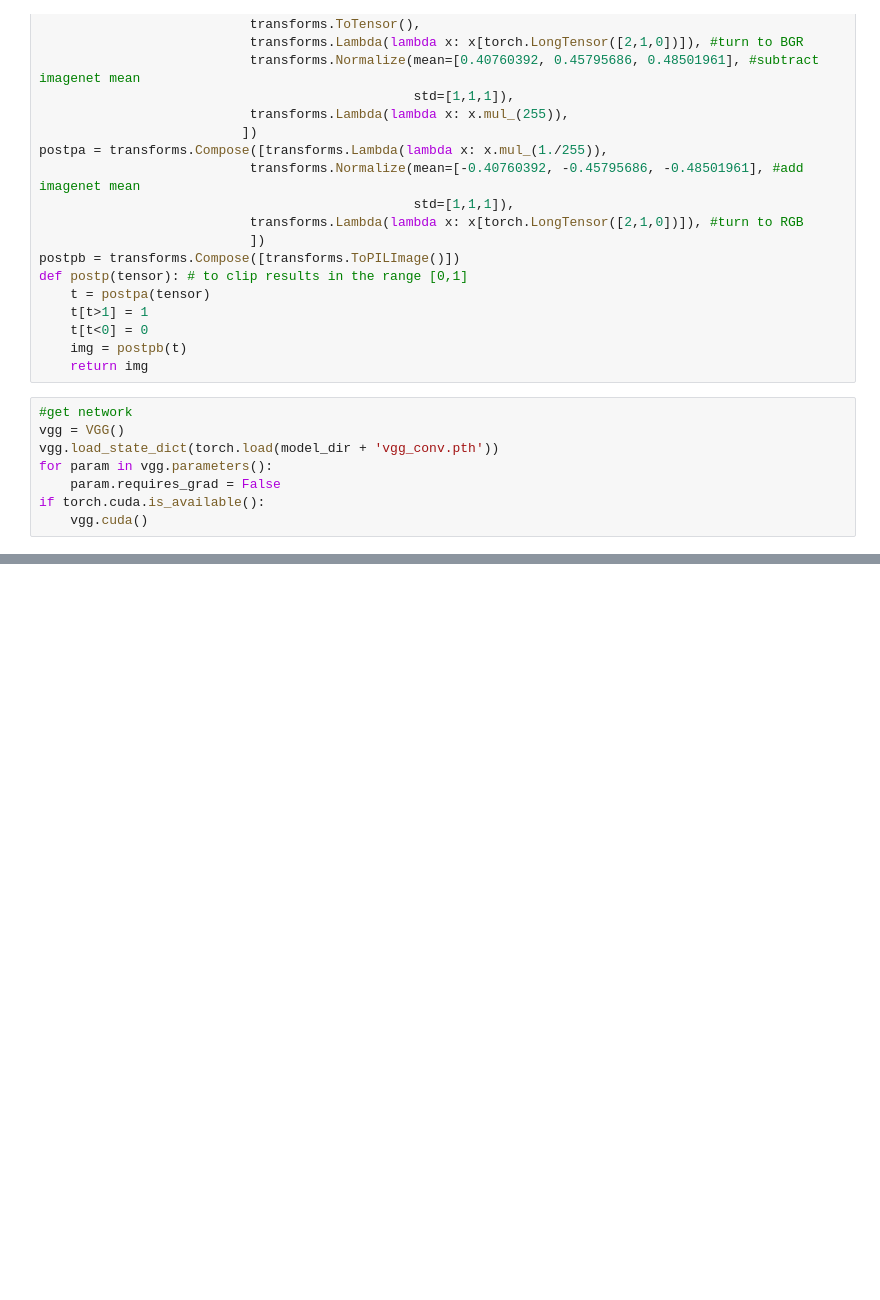
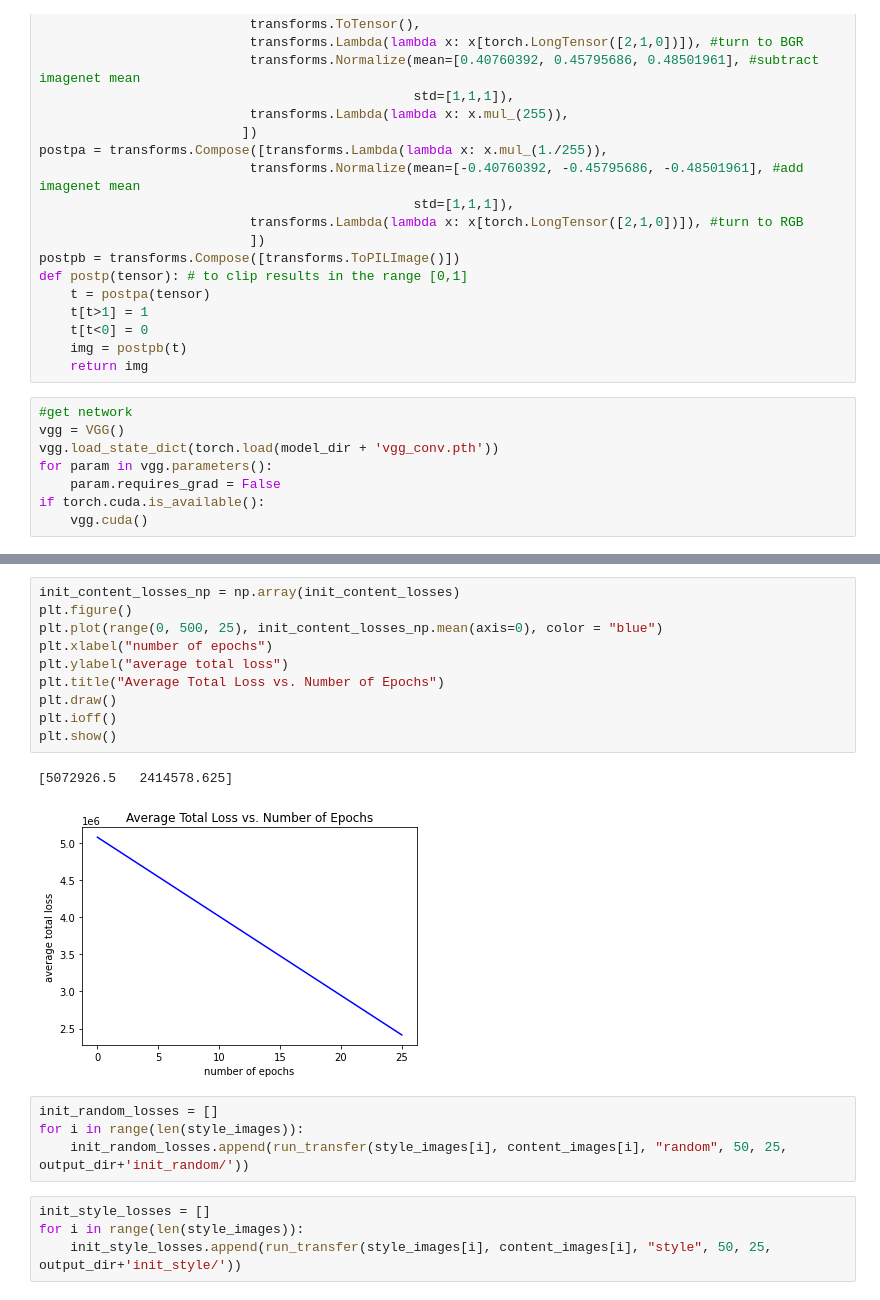
Before and after one commit to zhaizhongyuan/neural_style_transfer, a Jupyter notebook: NeuralStyleTransfer.ipynb, the cells around one changed output, grey strips where cells are left out. Drawn from its saved outputs; the diff is of its cells as text; blank space fills up the shorter version.

```diff
--- a/NeuralStyleTransfer.ipynb
+++ b/NeuralStyleTransfer.ipynb
@@ -264,0 +214,21 @@ KeyboardInterrupt:
+# %%
+init_content_losses_np = np.array(init_content_losses)
+plt.figure()
+plt.plot(range(0, 500, 25), init_content_losses_np.mean(axis=0), color = "blue")
+plt.xlabel("number of epochs")
+plt.ylabel("average total loss")
+plt.title("Average Total Loss vs. Number of Epochs")
+plt.draw()
+plt.ioff()
+plt.show()
+# %% [output]
+[5072926.5   2414578.625]
+[figure, added]
+# %%
+init_random_losses = []
+for i in range(len(style_images)):
+    init_random_losses.append(run_transfer(style_images[i], content_images[i], "random", 50, 25, output_dir+'init_random/'))
+# %%
+init_style_losses = []
+for i in range(len(style_images)):
+    init_style_losses.append(run_transfer(style_images[i], content_images[i], "style", 50, 25, output_dir+'init_style/'))
```
Also changed, not shown: parts of 12 cells of this notebook, 39 other files.
